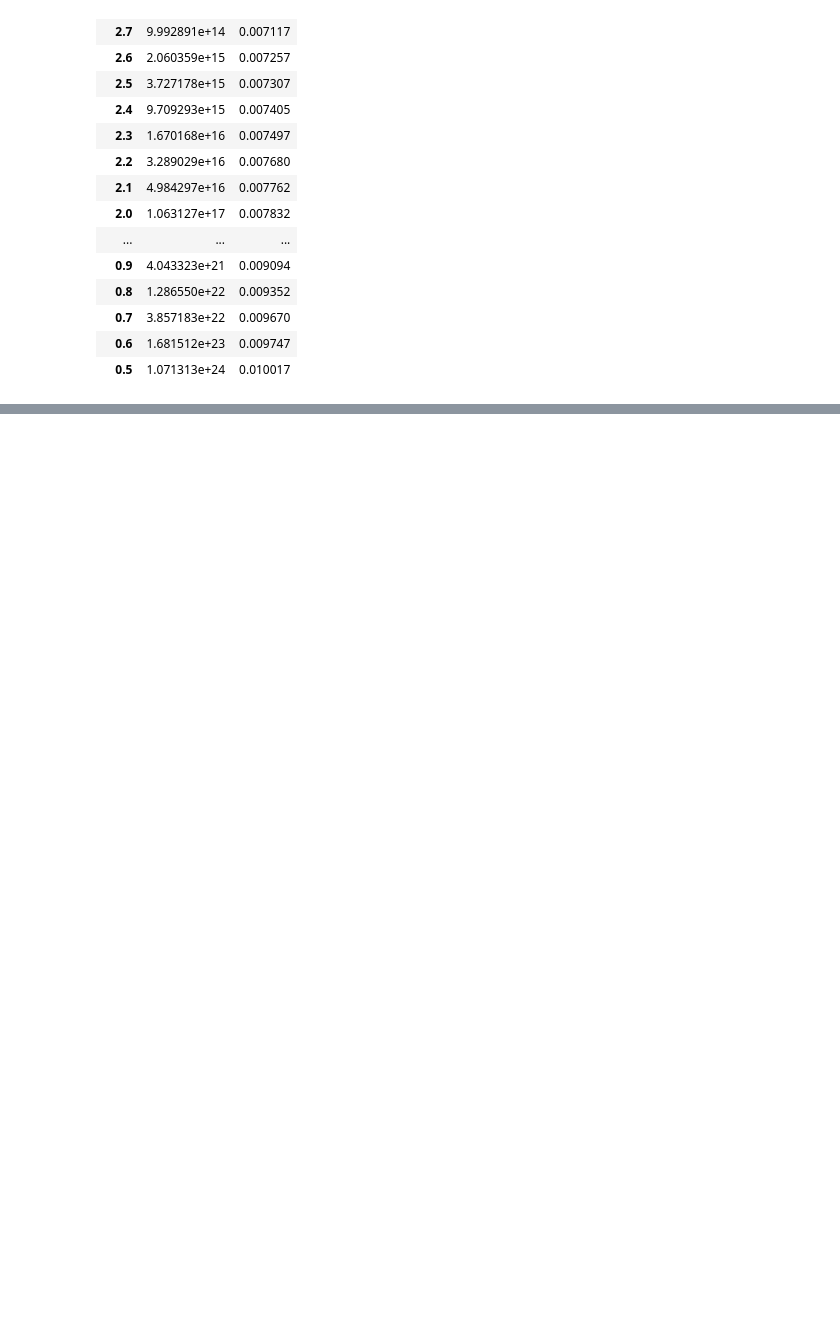
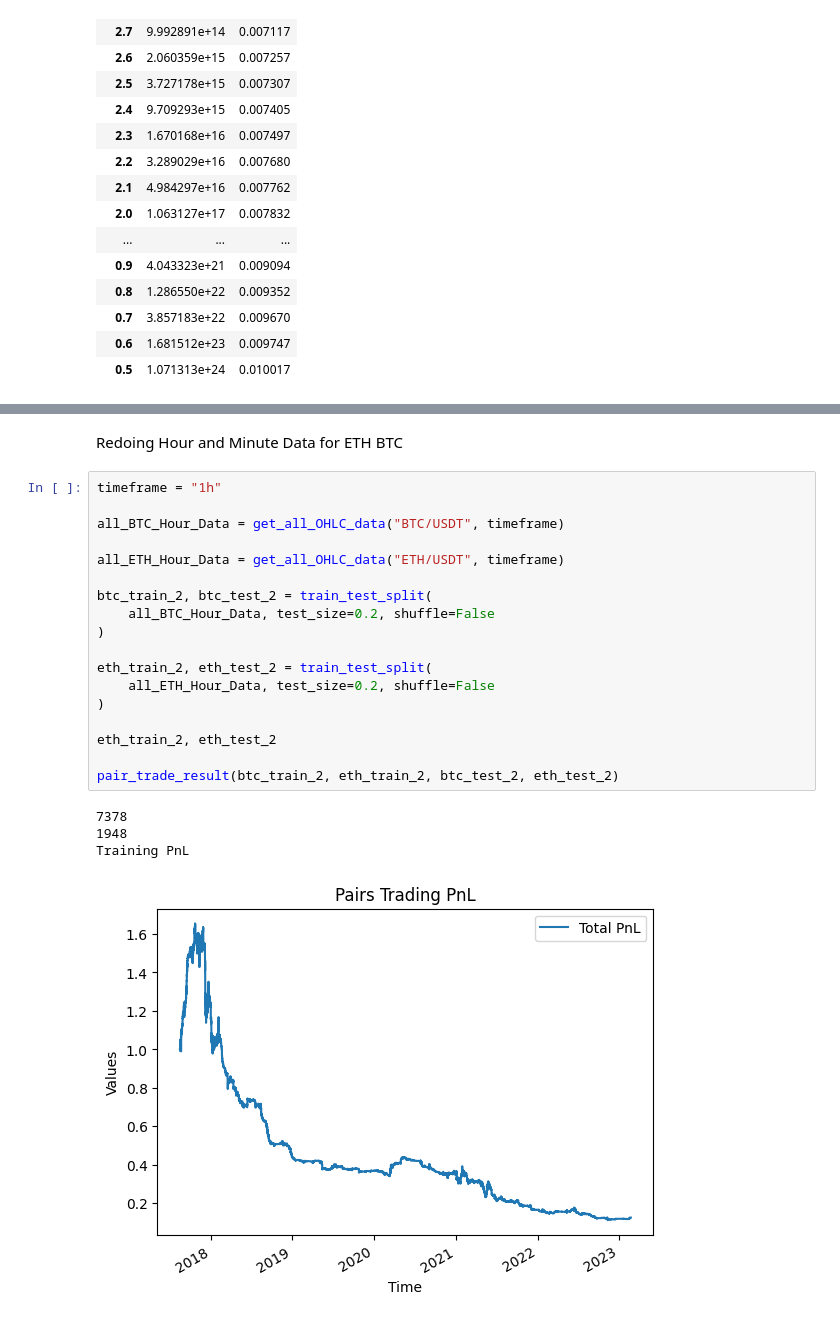
Before and after one commit to Austinai123/minute-data-fetcher, a Jupyter notebook: minute-price-fetcher.ipynb, the cells around one changed output, grey strips where cells are left out. Drawn from its saved outputs; the diff is of its cells as text; blank space fills up the shorter version.

```diff
--- a/minute-price-fetcher.ipynb
+++ b/minute-price-fetcher.ipynb
@@ -1474,0 +1712,25 @@ final_df
+# %% [markdown]
+Redoing Hour and Minute Data for ETH BTC
+# %%
+timeframe = "1h"
+
+all_BTC_Hour_Data = get_all_OHLC_data("BTC/USDT", timeframe)
+
+all_ETH_Hour_Data = get_all_OHLC_data("ETH/USDT", timeframe)
+
+btc_train_2, btc_test_2 = train_test_split(
+    all_BTC_Hour_Data, test_size=0.2, shuffle=False
+)
+
+eth_train_2, eth_test_2 = train_test_split(
+    all_ETH_Hour_Data, test_size=0.2, shuffle=False
+)
+
+eth_train_2, eth_test_2
+
+pair_trade_result(btc_train_2, eth_train_2, btc_test_2, eth_test_2)
+# %% [output]
+7378
+1948
+Training PnL
+[figure, added]
```
Also changed, not shown: parts of 20 cells of this notebook.
